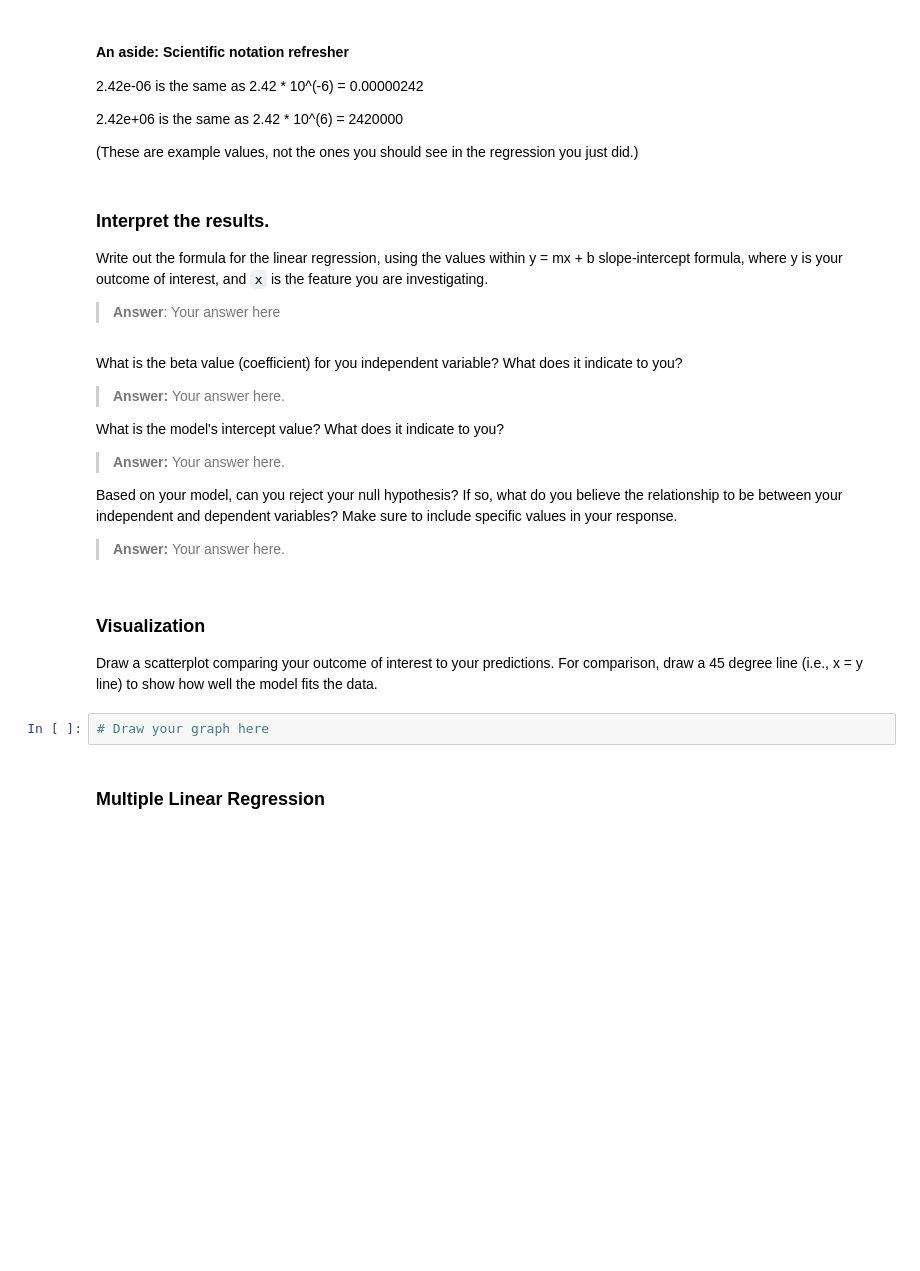
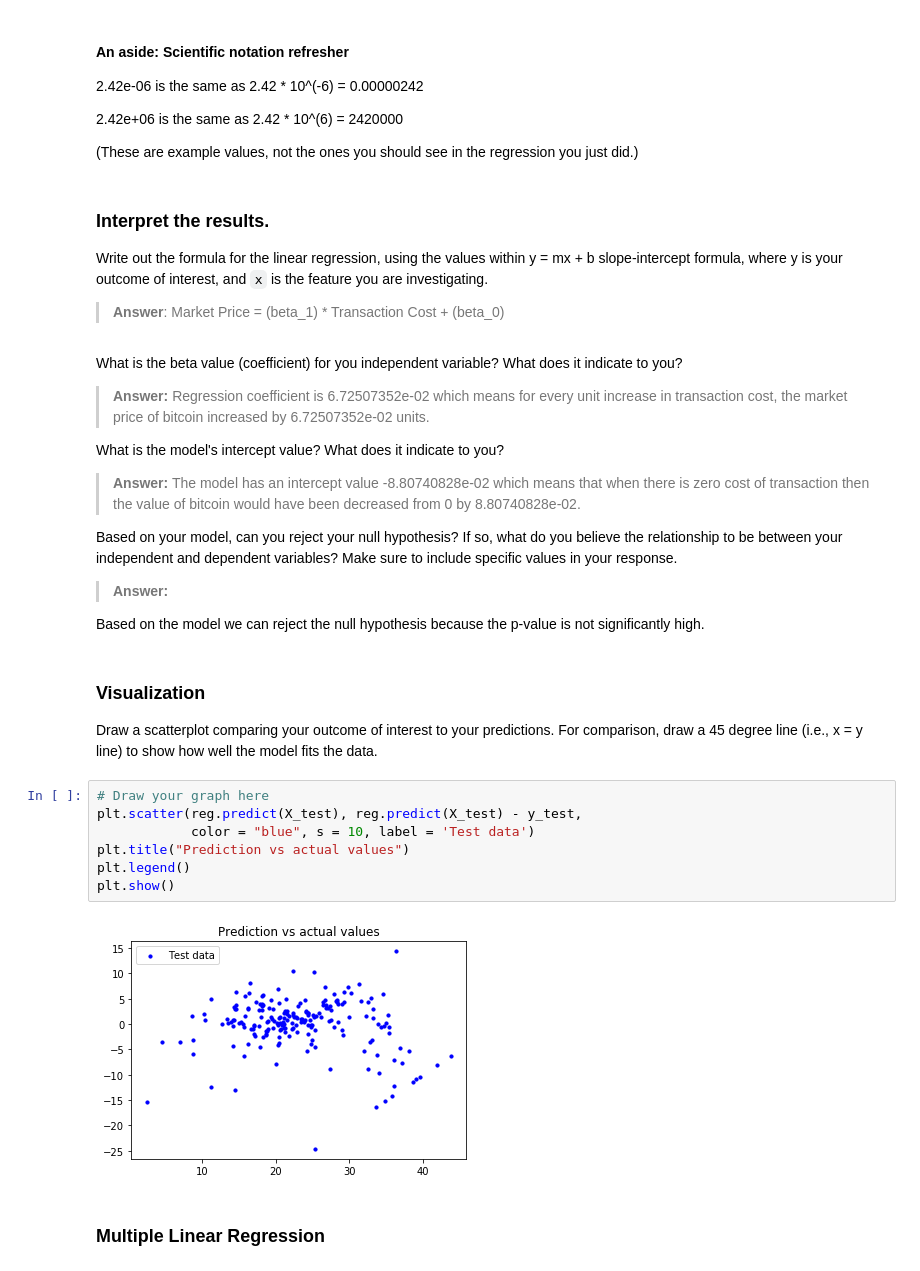
Before and after one commit to poojaram/linear-logistic-modelling, a Jupyter notebook: 02-crypto-currencty.ipynb, the cells around one changed output. Saved outputs shown, nothing was run; the diff lists cells and outputs as text; blank space fills up the shorter version.

```diff
--- a/02-crypto-currencty.ipynb
+++ b/02-crypto-currencty.ipynb
@@ -64,24 +129,33 @@ Propose a null and alternative hypothesis regarding the relationship betwen your
 ### Interpret the results.
 Write out the formula for the linear regression, using the values within y = mx + b slope-intercept formula, where y is your outcome of interest, and `x` is the feature you are investigating.
 
-> **Answer**: Your answer here
+> **Answer**: Market Price = (beta_1) * Transaction Cost + (beta_0)
 # %% [markdown]
 What is the beta value (coefficient) for you independent variable? What does it indicate to you?
 
-> **Answer:** Your answer here.
+> **Answer:** Regression coefficient is 6.72507352e-02 which means for every unit increase in transaction cost, the market price of bitcoin increased by 6.72507352e-02 units.
 
 What is the model's intercept value? What does it indicate to you?
 
-> **Answer:** Your answer here.
+> **Answer:** The model has an intercept value -8.80740828e-02 which means that when there is zero cost of transaction then the value of bitcoin would have been decreased from 0 by 8.80740828e-02.
 
 Based on your model, can you reject your null hypothesis? If so, what do you believe the relationship to be between your independent and dependent variables? Make sure to include specific values in your response.
 
-> **Answer:** Your answer here.
+> **Answer:**
+
+Based on the model we can reject the null hypothesis because the p-value is not significantly high.
 # %% [markdown]
 ### Visualization
 Draw a scatterplot comparing your outcome of interest to your predictions. For comparison, draw a 45 degree line (i.e., x = y line) to show how well the model fits the data.
-# %%
-# Draw your graph here
+# %%
+# Draw your graph here
+plt.scatter(reg.predict(X_test), reg.predict(X_test) - y_test,
+            color = "blue", s = 10, label = 'Test data')
+plt.title("Prediction vs actual values")
+plt.legend()
+plt.show()
+# %% [output]
+[figure, added]
 # %% [markdown]
 ### Multiple Linear Regression
 # %% [markdown]
```
Also changed, not shown: parts of 12 cells of this notebook, 2 other files.
